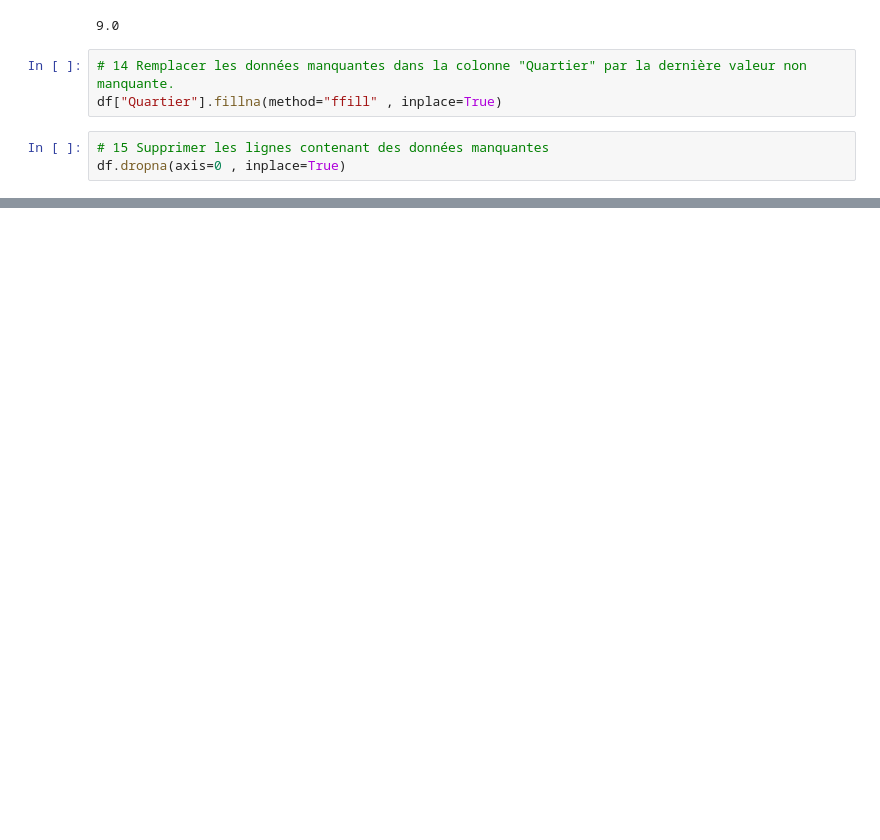
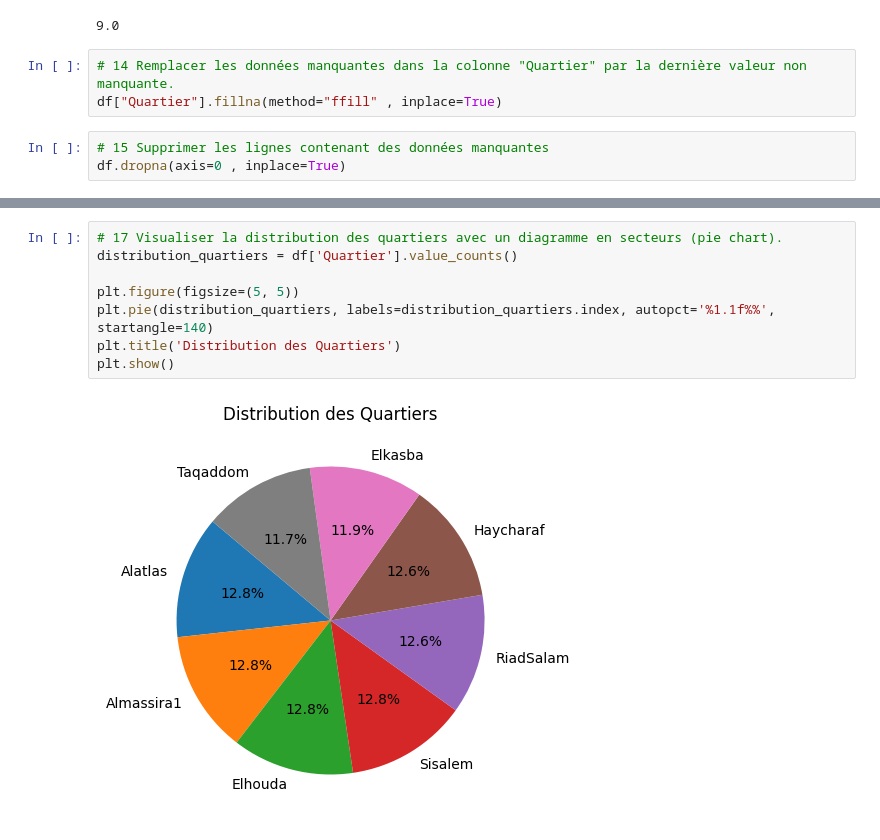
Before and after one commit to MAFTOUH-Omar/TP-Python, a Jupyter notebook: TP06/Exercice.ipynb, the cells around one changed output, grey strips where cells are left out. Saved outputs shown, nothing was run; the diff lists cells and outputs as text; blank space fills up the shorter version.

```diff
--- a/TP06/Exercice.ipynb
+++ b/TP06/Exercice.ipynb
@@ -163,0 +176,10 @@ plt.show()
+# %%
+# 17 Visualiser la distribution des quartiers avec un diagramme en secteurs (pie chart).
+distribution_quartiers = df['Quartier'].value_counts()
+
+plt.figure(figsize=(5, 5))
+plt.pie(distribution_quartiers, labels=distribution_quartiers.index, autopct='%1.1f%%', startangle=140)
+plt.title('Distribution des Quartiers')
+plt.show()
+# %% [output]
+[figure, added]
```
Also changed, not shown: parts of 12 cells of this notebook, 1 other file.
